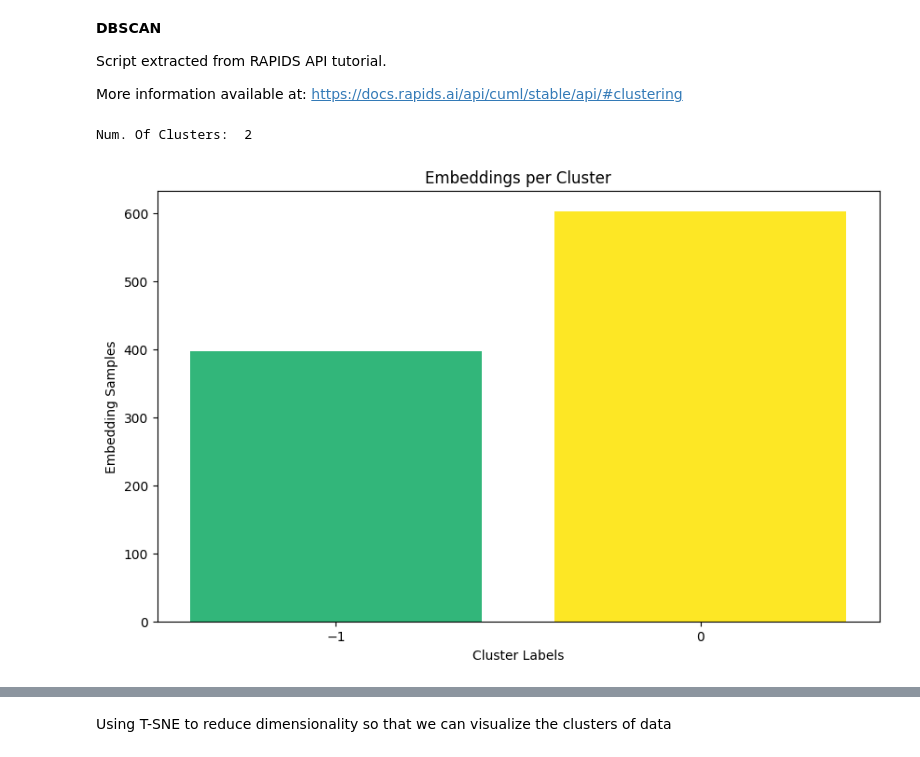
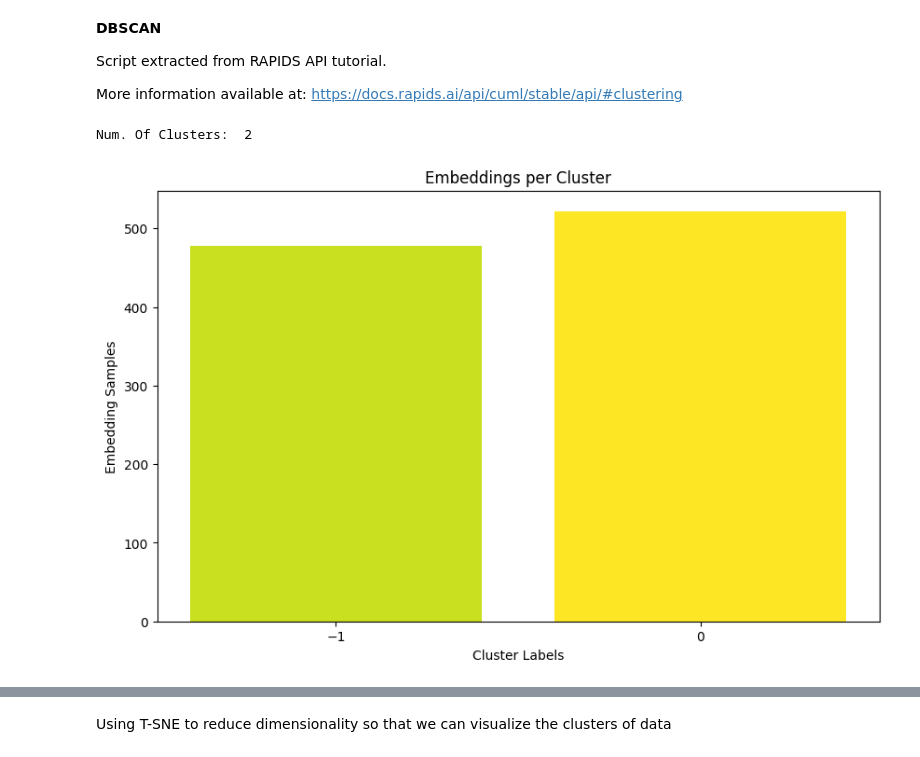
Before and after one commit to ynashed/bionemo-fw-ea, a Jupyter notebook: docs/bionemo/notebooks/protein-esm2nv-clustering.ipynb, the cells around one changed output, grey strips where cells are left out. Drawn from its saved outputs; the diff is of its cells as text; code cells hidden in the pictures.

```diff
--- a/docs/bionemo/notebooks/protein-esm2nv-clustering.ipynb
+++ b/docs/bionemo/notebooks/protein-esm2nv-clustering.ipynb
@@ -189,11 +196,11 @@ Wall time: 6.71 s
 Breaks down the downloaded and processed files into 3 distinct sets.
 We will only be using the train dataframe in our example, but val and test are shown for completeness.
 '''
+import glob
 # Download train/val/test from ngc
-train = cudf.read_csv("/tmp/uniref50/processed/train/x000.csv")
-val = cudf.read_csv("/tmp/uniref50/processed/val/x000.csv")
-test = cudf.read_csv("/tmp/uniref50/processed/test/x000.csv")
-
+train = cudf.concat([cudf.read_csv(f) for f in glob.glob("/tmp/uniref50/processed/uf50/train/*.csv")])
+val = cudf.concat([cudf.read_csv(f) for f in glob.glob("/tmp/uniref50/processed/uf50/val/*.csv")])
+test =cudf.concat([cudf.read_csv(f) for f in glob.glob("/tmp/uniref50/processed/uf50/test/*.csv")])
 # Prints the length of the training set
 print(f"Train set {len(train)} \
     \t Validation set {len(val)} \
@@ -415,32 +422,32 @@ More information available at: https://docs.rapids.ai/api/cuml/stable/api/#clust
 # %%
 %%time
 ary = cp.asarray(prot_embeddings)
 prev_output_type = cuml.global_settings.output_type
 cuml.set_global_output_type('cudf')
-dbscan_float = cuml.DBSCAN(eps=.35, min_samples=100)
+dbscan_float = cuml.DBSCAN(eps=.48, min_samples=50)
 dbscan_float.fit(ary)
 cuml.set_global_output_type(prev_output_type)
 print("Num. Of Clusters: ", dbscan_float.labels_.nunique())
 
 import matplotlib.ticker as ticker
 labels = dbscan_float.labels_.values.get()
 
 # Count the number of samples in each cluster
 unique_labels, counts = np.unique(labels, return_counts=True)
 
 # Plot the histogram
 plt.figure(figsize=(10, 6))
 plt.bar(unique_labels, counts, color=plt.cm.viridis(counts / float(max(counts))))
 plt.xlabel('Cluster Labels')
 plt.ylabel('Embedding Samples')
 plt.title('Embeddings per Cluster')
 
 # Ensure all labels are displayed on x-axis and they are integers
 ax = plt.gca()
 ax.xaxis.set_major_locator(ticker.MaxNLocator(integer=True))
 ax.set_xticks(unique_labels)
 
 plt.show()
 # %% [output]
 Num. Of Clusters:  2
-[figure, old version]
+[figure, new version]
```
Also changed, not shown: parts of 15 cells of this notebook.
